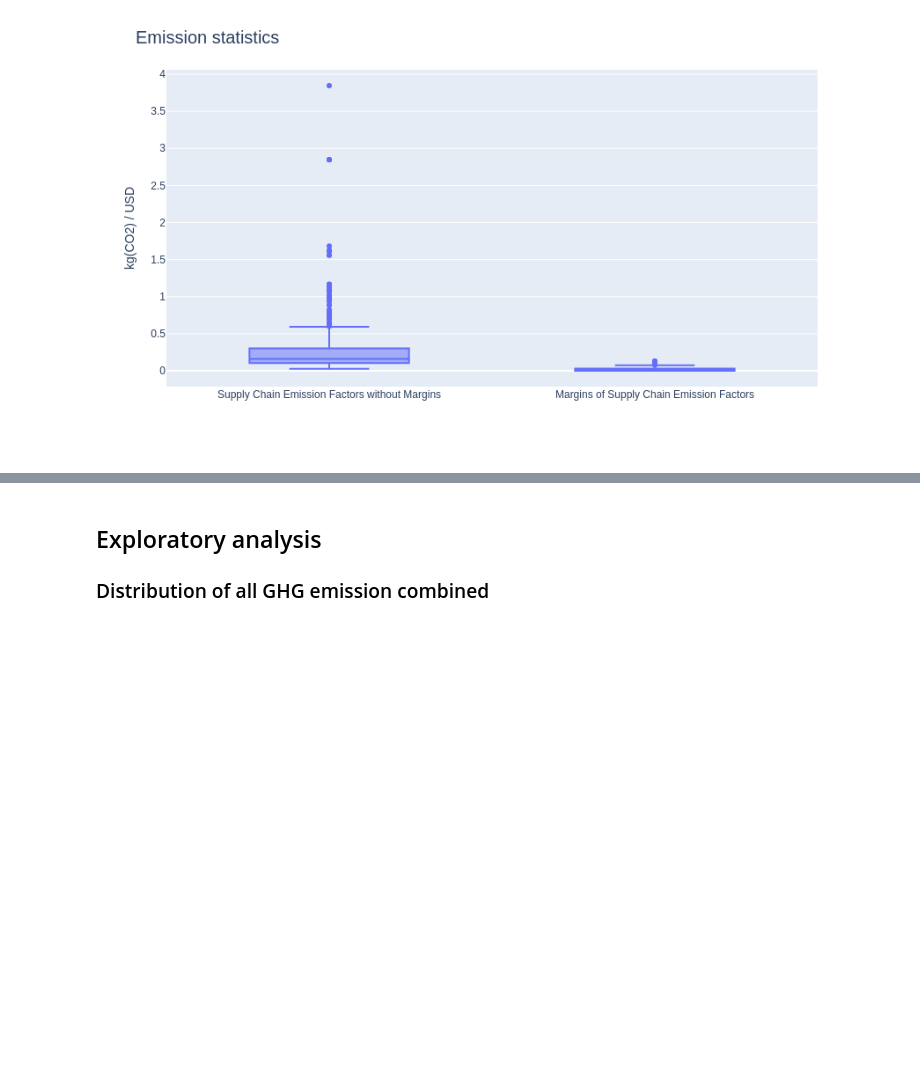
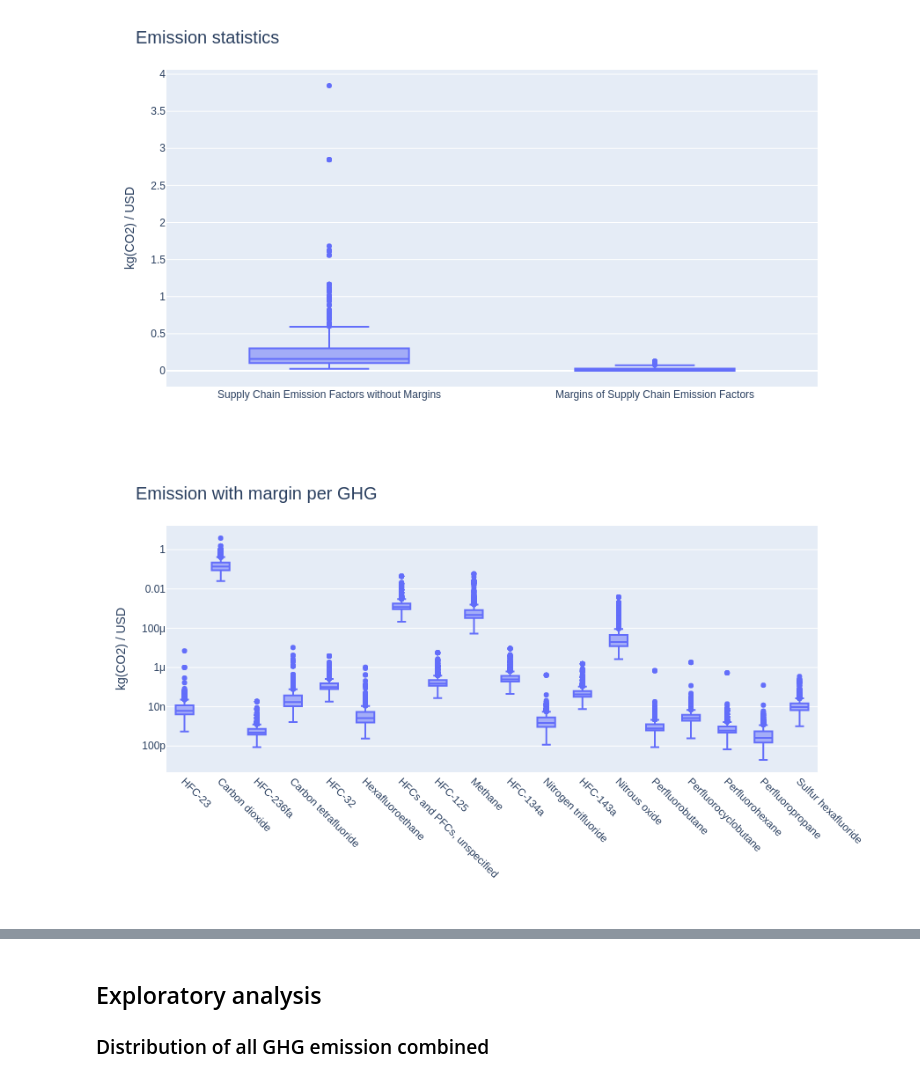
Before and after one commit to ansumsingh/Machine-learning-and-data-science, a Jupyter notebook: supply-chain-emission/supply-chain-emission-eda.ipynb, the cells around one changed output, grey strips where cells are left out. Drawn from its saved outputs; the diff is of its cells as text; code cells hidden in the pictures; blank space fills up the shorter version.

Commit message:
Add log box plot for each GHG

```diff
--- a/supply-chain-emission/supply-chain-emission-eda.ipynb
+++ b/supply-chain-emission/supply-chain-emission-eda.ipynb
@@ -90,3 +118,13 @@ fig.write_image("box_plot_emission.png")
 Image(filename="box_plot_emission.png")
 # %% [output]
 [figure]
+# %%
+fig = px.box(df_per_ghg, y=EMISSION_WITH_MARGIN, x='GHG', log_y=True)
+fig.update_layout(yaxis_title=UNIT, xaxis_title='', width=FIGURE_WIDTH,
+                  title={'text':f'Emission with margin per GHG', 'font':{'size':20}})
+fig.update_xaxes(tickangle=45)
+# To show plots in the downloaded images
+fig.write_image("box_plot_emission_per_ghg.png")
+Image(filename="box_plot_emission_per_ghg.png")
+# %% [output]
+[figure, added]
```
Also changed, not shown: parts of 3 cells of this notebook.
